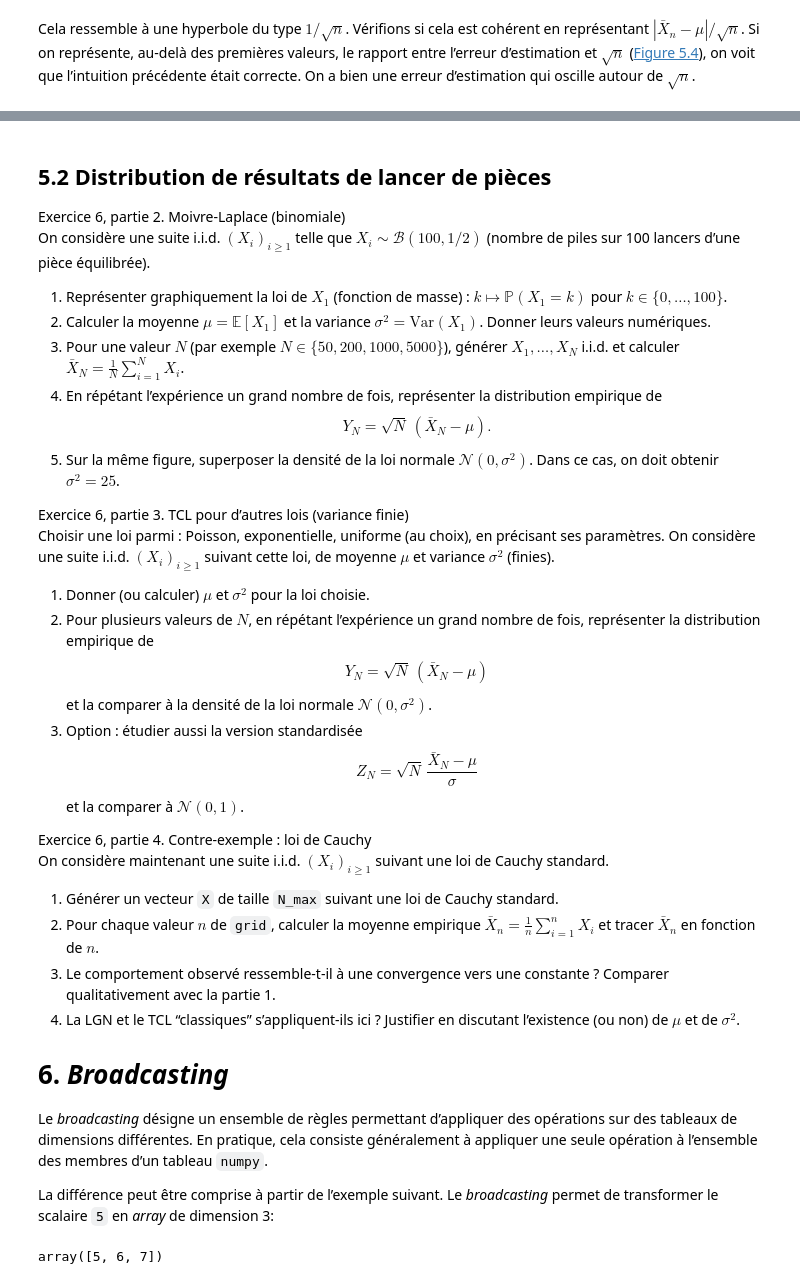
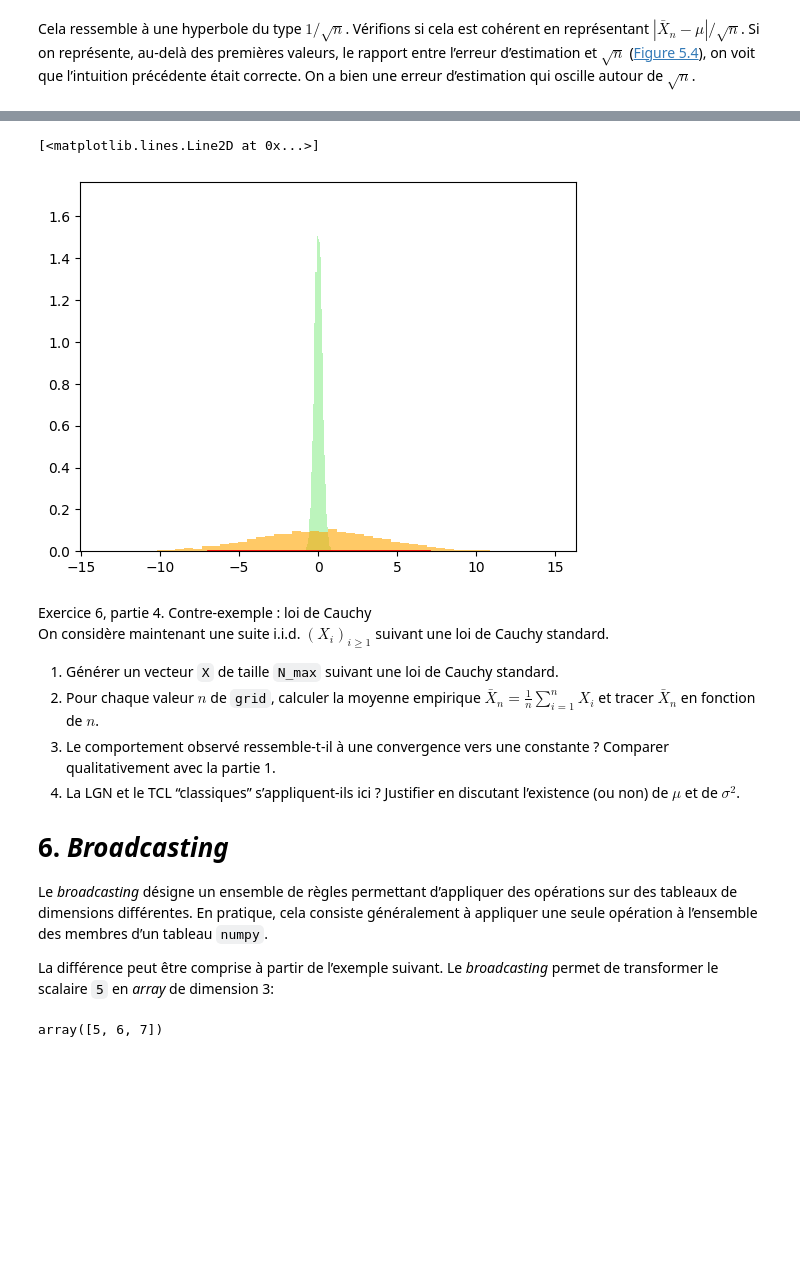
Before and after one commit to Tom-Rbo/python-datascientist-notebooks, a Jupyter notebook: notebooks/manipulation/01_numpy.ipynb, the cells around one changed output, grey strips where cells are left out. Cells and saved outputs as stored; diff of their text form; code cells hidden in the pictures; blank space fills up the shorter version.

Commit message:
Jusqu'a l'exercice 6.4

```diff
--- a/notebooks/manipulation/01_numpy.ipynb
+++ b/notebooks/manipulation/01_numpy.ipynb
@@ -597,62 +761,25 @@ Cela ressemble à une hyperbole du type $1/\sqrt{n}$. Vérifions si cela est coh
+# %%
+# On choisit une loi exponentielle de paramètre lambda=4
+lambda_param = 4
+mu, sigma = 1 / lambda_param, 1 / (lambda_param ** 2)
+N = 5000  # Nombre d'échantillons par expérience
+n_experiments = 10000  # Nombre de répétitions de l'expérience
+
+X = np.random.exponential(scale=mu, size=(n_experiments, N))
+
+X_bar = np.mean(X, axis=1)
+
+Y_N = np.sqrt(N) * (X_bar - mu)
+Z_N =  np.sqrt(N) * (X_bar - mu) / sigma
+
+plt.hist(Y_N, bins=50, density=True, alpha=0.6, color='lightgreen', label='Empirical $Y_N$')
+plt.hist(Z_N, bins=50, density=True, alpha=0.6, color='orange', label='Empirical $Z_N$')
+x_axis = np.linspace(-7, 7, 100)
+plt.plot(x_axis, norm.pdf(x_axis, 0, sigma**2), 'r-', lw=2, label=f'Normal $\mathcal{{N}}(0, {sigma})$')
+# %% [output]
+[<matplotlib.lines.Line2D at 0x...>]
+[figure, added]
 # %% [markdown]
-## 5.2 Distribution de résultats de lancer de pièces
-
-
-<div class="callout callout-style-default callout-tip callout-titled">
-<div class="callout-header d-flex align-content-center">
-<div class="callout-icon-container">
-<i class="callout-icon"></i>
-</div>
-<div class="callout-title-container flex-fill">
-Exercice 6, partie 2. Moivre-Laplace (binomiale)
-</div>
-</div>
-<div class="callout-body-container callout-body">
-
-On considère une suite i.i.d. $(X_i)_{i \ge 1}$ telle que $X_i \sim \mathcal{B}(100,1/2)$ (nombre de piles sur 100 lancers d’une pièce équilibrée).
-
-1.  Représenter graphiquement la loi de $X_1$ (fonction de masse) : $k \mapsto \mathbb{P}(X_1=k)$ pour $k \in \{0,\dots,100\}$.
-2.  Calculer la moyenne $\mu=\mathbb{E}[X_1]$ et la variance $\sigma^2=\mathrm{Var}(X_1)$. Donner leurs valeurs numériques.
-3.  Pour une valeur $N$ (par exemple $N \in \{50,200,1000,5000\}$), générer $X_1,\dots,X_N$ i.i.d. et calculer $\bar X_N = \frac{1}{N}\sum_{i=1}^N X_i$.
-4.  En répétant l’expérience un grand nombre de fois, représenter la distribution empirique de
-    $$
-    Y_N = \sqrt{N}\,(\bar X_N-\mu).
-    $$
-5.  Sur la même figure, superposer la densité de la loi normale $\mathcal{N}(0,\sigma^2)$. Dans ce cas, on doit obtenir $\sigma^2=25$.
-
-</div>
-</div>
-
-
-<div class="callout callout-style-default callout-tip callout-titled">
-<div class="callout-header d-flex align-content-center">
-<div class="callout-icon-container">
-<i class="callout-icon"></i>
-</div>
-<div class="callout-title-container flex-fill">
-Exercice 6, partie 3. TCL pour d’autres lois (variance finie)
-</div>
-</div>
-<div class="callout-body-container callout-body">
-
-Choisir une loi parmi : Poisson, exponentielle, uniforme (au choix), en précisant ses paramètres. On considère une suite i.i.d. $(X_i)_{i \ge 1}$ suivant cette loi, de moyenne $\mu$ et variance $\sigma^2$ (finies).
-
-1.  Donner (ou calculer) $\mu$ et $\sigma^2$ pour la loi choisie.
-2.  Pour plusieurs valeurs de $N$, en répétant l’expérience un grand nombre de fois, représenter la distribution empirique de
-    $$
-    Y_N = \sqrt{N}\,(\bar X_N-\mu)
-    $$
-    et la comparer à la densité de la loi normale $\mathcal{N}(0,\sigma^2)$.
-3.  Option : étudier aussi la version standardisée
-    $$
-    Z_N = \sqrt{N}\,\frac{\bar X_N-\mu}{\sigma}
-    $$
-    et la comparer à $\mathcal{N}(0,1)$.
-
-</div>
-</div>
-
-
 <div class="callout callout-style-default callout-tip callout-titled">
 <div class="callout-header d-flex align-content-center">
 <div class="callout-icon-container">
```
Also changed, not shown: parts of 17 cells of this notebook.
